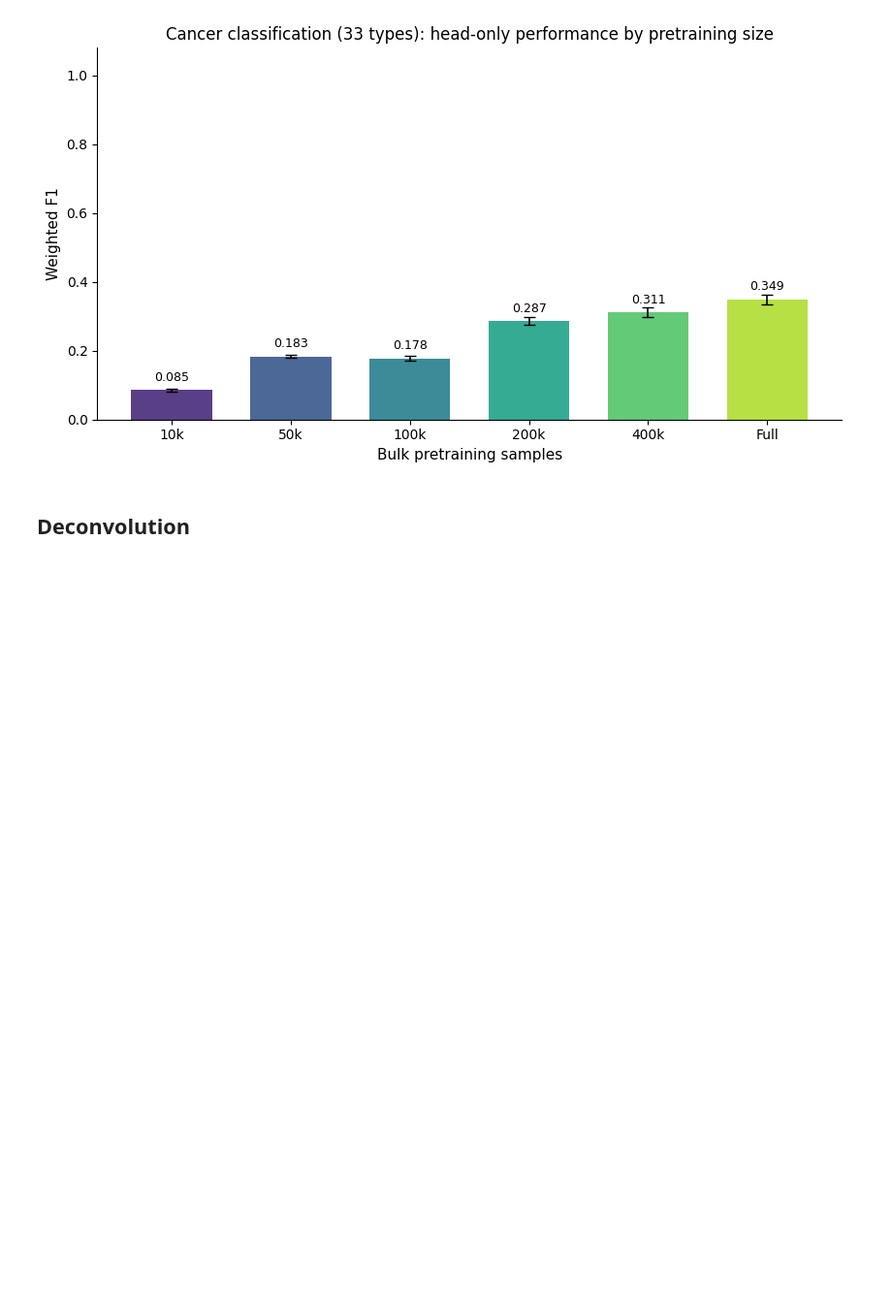
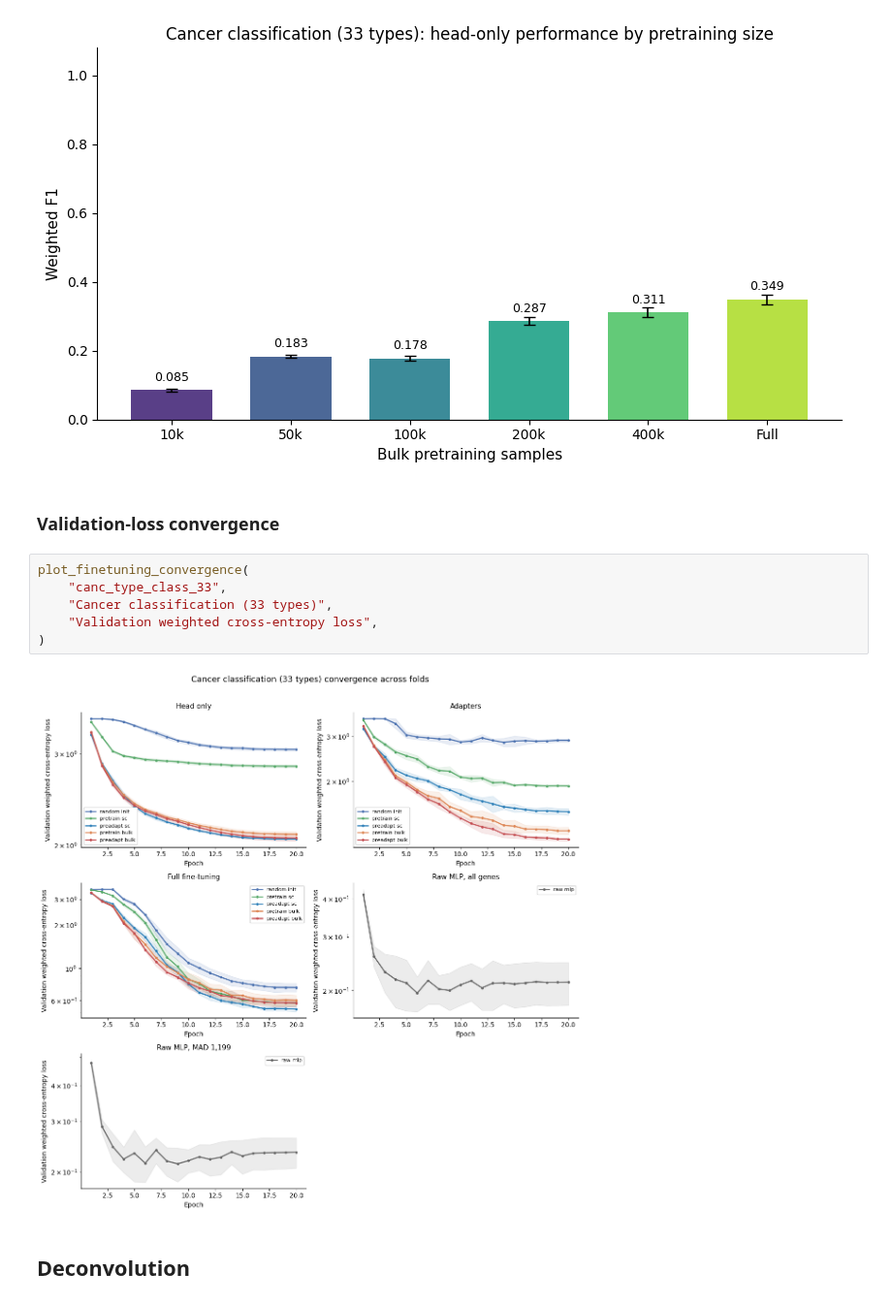
Before and after one commit to eheiss/scbFM, a Jupyter notebook: src/analysis/task_performances.ipynb, the cells around one changed output. Shown at 97% size. Cells and saved outputs as stored; diff of their text form; blank space fills up the shorter version.

```diff
--- a/src/analysis/task_performances.ipynb
+++ b/src/analysis/task_performances.ipynb
@@ -857,6 +973,16 @@ plt.tight_layout()
 plt.show()
 # %% [output]
 [figure]
+# %% [markdown]
+### Validation-loss convergence
+# %%
+plot_finetuning_convergence(
+    "canc_type_class_33",
+    "Cancer classification (33 types)",
+    "Validation weighted cross-entropy loss",
+)
+# %% [output]
+[figure, added]
 # %% [markdown]
 ## Deconvolution
 # %%
```
Also changed, not shown: parts of 28 cells of this notebook, 36 other files.
